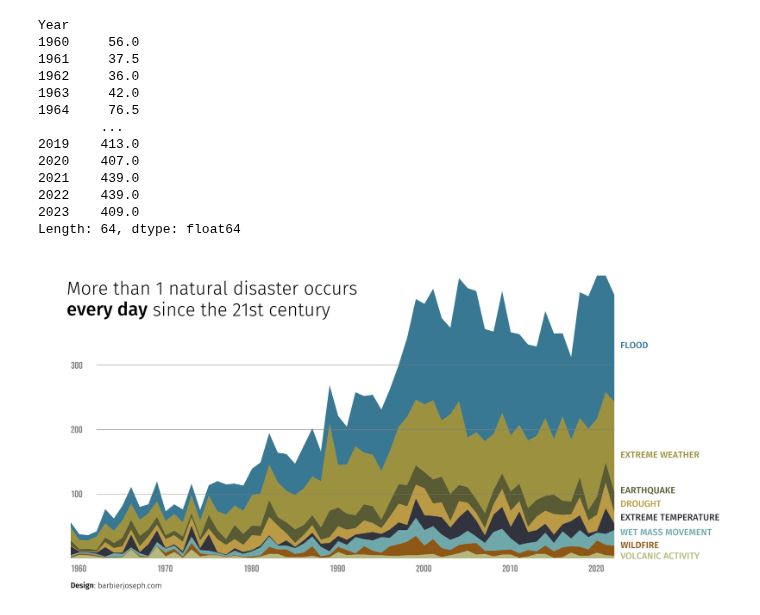
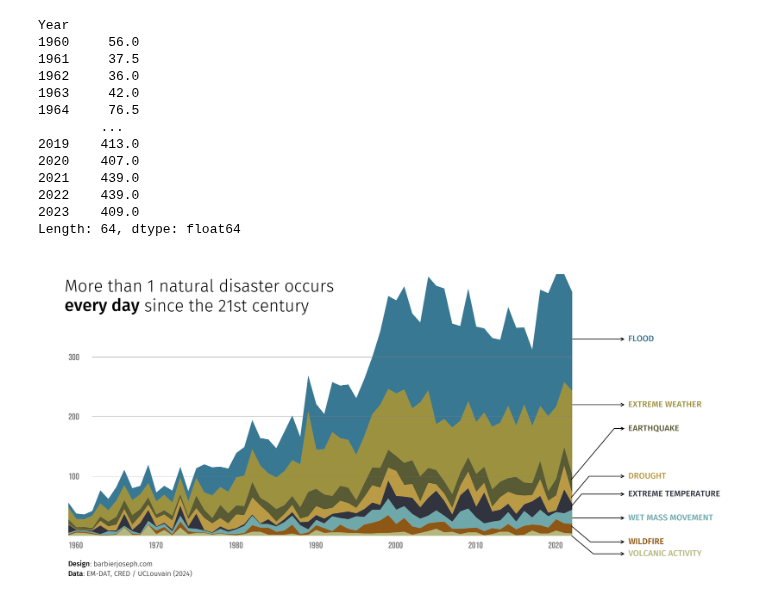
Before and after one commit to JosephBARBIERDARNAL/misc-dataviz, a Jupyter notebook: natural-disaster/code.ipynb, the cells around one changed output. Drawn from its saved outputs; the diff is of its cells as text; code cells hidden in the pictures.

```diff
--- a/natural-disaster/code.ipynb
+++ b/natural-disaster/code.ipynb
@@ -36,6 +36,23 @@ Year
 2022    439.0
 2023    409.0
 Length: 64, dtype: float64
+# %%
+def inflexion_arrow(ax, start, end, connectionstyle, color="black", transform=None):
+    x1, y1 = start
+    x2, y2 = end
+    if transform is None:
+        transform = ax.transData
+    ax.annotate(
+        "",
+        xy=(x1, y1), xycoords=transform,
+        xytext=(x2, y2), textcoords=transform,
+        arrowprops=dict(
+            arrowstyle="->", color=color,
+            shrinkA=5, shrinkB=5,
+            patchA=None, patchB=None,
+            connectionstyle=connectionstyle,
+        ),
+    )
 # %%
 personal_path = '/Users/josephbarbier/Library/Fonts/'
 font = FontProperties(fname=personal_path + 'BebasNeue-Regular.ttf')
@@ -80,35 +97,51 @@ for year in range(1960, 2030, 10):
    ax_text(
       x=year, y=-10, s=f'{year}',
       va='top', ha='left',
       font=font, fontsize=13,
       color='grey'
    )
 
 for value in range(100, 400, 100):
    ax_text(
       x=1960, y=value, s=f'{value}',
       va='center', ha='left',
       font=font, fontsize=13,
       color='grey'
    )
    ax.plot([1963, 2023], [value, value], color='grey', lw=.4)
 
+text = """
+<Design>: barbierjoseph.com
+<Data>: EM-DAT, CRED / UCLouvain (2024)
+"""
 fig_text(
-   s='<Design>: barbierjoseph.com', x=.16, y=.05,
+   s=text, x=.16, y=.05,
    fontsize=10, ha='left', va='top',
    color='black', fontproperties=other_font,
-   highlight_textprops=[{'font': other_bold_font}]
+   highlight_textprops=[{'font': other_bold_font},{'font': other_bold_font}]
 )
-y_pos = [330, 160, 105, 84, 63, 40, 20, 3]
+y_pos = [330, 220, 180, 100, 70, 30, -10, -30]
 for i in range(len(y_pos)):
    ax_text(
-      x=2023.7, y=y_pos[i], s=columns[::-1][i].upper(),
+      x=2030, y=y_pos[i], s=columns[::-1][i].upper(),
       va='center', ha='left',
       font=other_bold_font, fontsize=12,
       color=colors[7-i]
    )
 
+# add inflexion arrows
+x_axis_start = 2022.6
+x_axis_end = 2030
+inflexion_arrow(ax, (x_axis_end, 330), (x_axis_start, 330), "angle,angleA=180,angleB=90,rad=0")
+inflexion_arrow(ax, (x_axis_end, 220), (x_axis_start, 220), "angle,angleA=180,angleB=90,rad=0")
+inflexion_arrow(ax, (x_axis_end, 180), (x_axis_start, 90), "angle,angleA=50,angleB=180,rad=0")
+inflexion_arrow(ax, (x_axis_end, 100), (x_axis_start, 60), "angle,angleA=50,angleB=180,rad=0")
+inflexion_arrow(ax, (x_axis_end, 70), (x_axis_start, 45), "angle,angleA=50,angleB=180,rad=0")
+inflexion_arrow(ax, (x_axis_end, 30), (x_axis_start, 30), "angle,angleA=180,angleB=90,rad=0")
+inflexion_arrow(ax, (x_axis_end, -10), (x_axis_start, 20), "angle,angleA=140,angleB=180,rad=0")
+inflexion_arrow(ax, (x_axis_end, -30), (x_axis_start, 4), "angle,angleA=140,angleB=180,rad=0")
+
 plt.savefig('natural-disasters.png', bbox_inches='tight', dpi=300)
 plt.show()
 # %% [output]
-[figure, old version]
+[figure, new version]
```
Also changed, not shown: parts of 1 cell of this notebook, 1 other file.
